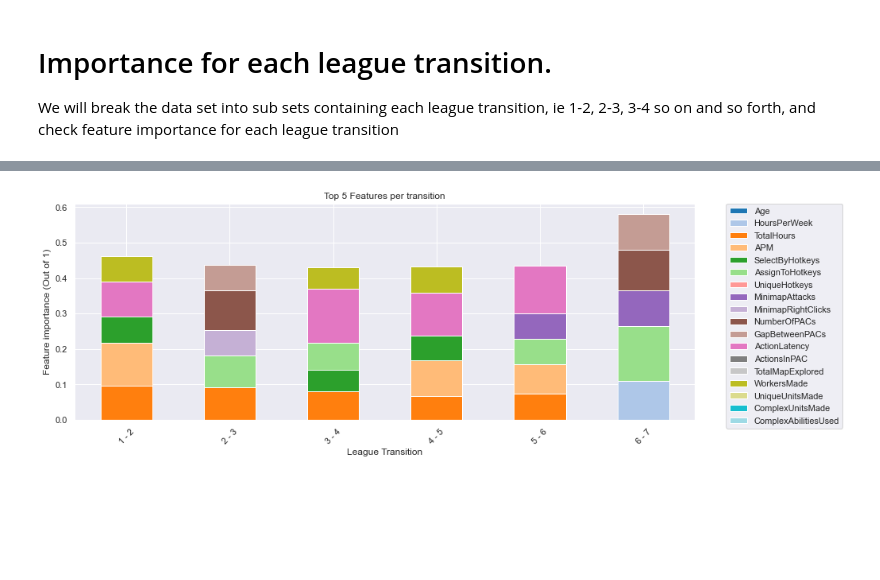
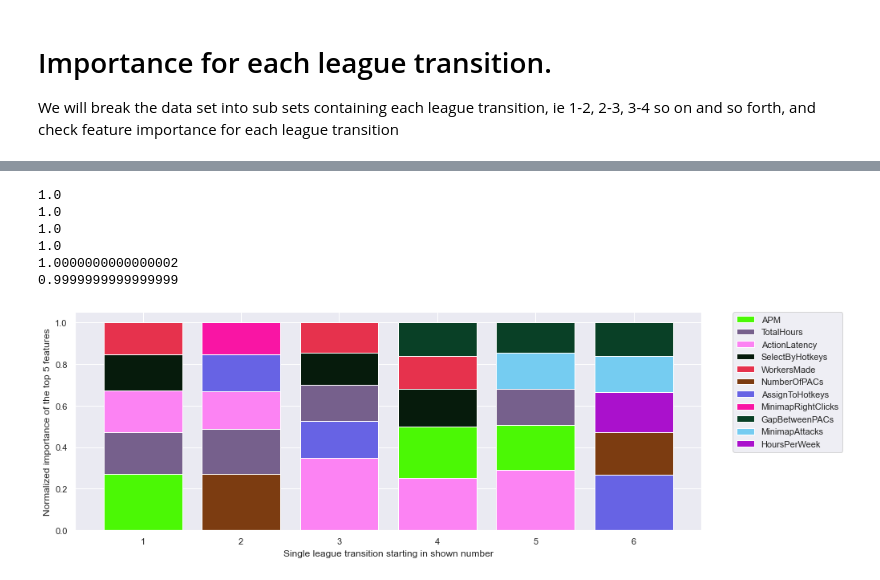
Before and after one commit to theGetz1995/Starcraft2LeagueClassification, a Jupyter notebook: notebooks/03_Getz_Feature_Importance.ipynb, the cells around one changed output, grey strips where cells are left out. Cells and saved outputs as stored; diff of their text form; code cells hidden in the pictures; blank space fills up the shorter version.

Commit message:
Normalized top 5 feature importance to sum to 1 for each transition

```diff
--- a/notebooks/03_Getz_Feature_Importance.ipynb
+++ b/notebooks/03_Getz_Feature_Importance.ipynb
@@ -132,27 +133,33 @@ plt.show()
-# %%
-top5DF = pd.DataFrame(columns = ['Transition','top1','top2','top3','top4','top5'])
-i = 0
-for names,imps in featImpPairs:
-    row = [transNames[i]]
-    for x in range(17,12,-1):
-        row.append((names[x],imps[x]))
-    top5DF.loc[len(top5DF.index)] = row
-    i+=1
-top5DF.set_index('Transition',inplace=True)
-top5DF
-toPlotDF = importanceDF
-for col in toPlotDF.columns:
-    for i in transNames:
-        if toPlotDF.loc[i,col] < top5DF.loc[i,"top5"][1]:
-            toPlotDF.loc[i,col] = None
-# %%
-colors = cm.get_cmap('tab20',18)
-toPlotDF.plot(kind='bar',stacked=True,colormap=colors)
-plt.legend(bbox_to_anchor=(1.05, 1), loc=2, borderaxespad=0.)
-plt.xlabel('League Transition')
-plt.ylabel('Feature importance (Out of 1)')
-plt.xticks(rotation=45)
-plt.title('Top 5 Features per transition')
-plt.show()
-# %% [output]
-[figure, removed]
+# %%
+colorsDict={}
+handle_list = []
+label_list=[]
+for num in range(18):
+    colorsDict[SCfeatureNames[num]] = '#%06X' % randint(0, 0xFFFFFF)
+for i in range(1,7):
+    tempDF = pd.DataFrame(columns=['feature','data'])
+    for y in range(17,12,-1):
+        tempDF.loc[len(tempDF.index)] = [featImpPairs[i-1][0][y],featImpPairs[i-1][1][y]]
+    tempDF['data'] = tempDF['data']/tempDF['data'].sum()
+    print(tempDF['data'].sum())
+    bottom = 0
+    for row in tempDF.index:
+        plt.bar(x=i,height=tempDF.iloc[row,1],bottom=bottom,label=tempDF.iloc[row,0],color=colorsDict[tempDF.iloc[row,0]])
+        bottom += tempDF.iloc[row,1]
+        handles, labels = plt.gca().get_legend_handles_labels()
+        for handle, label in zip(handles, labels):
+            if label not in label_list:
+                handle_list.append(handle)
+                label_list.append(label)
+    plt.legend(handle_list,label_list,bbox_to_anchor=(1.05, 1), loc=2, borderaxespad=0.)
+plt.xlabel('Single league transition starting in shown number')
+plt.ylabel('Normalized importance of the top 5 features')
+plt.show()
+# %% [output]
+1.0
+1.0
+1.0
+1.0
+1.0000000000000002
+0.9999999999999999
+[figure, added]
```
Also changed, not shown: parts of 5 cells of this notebook.
